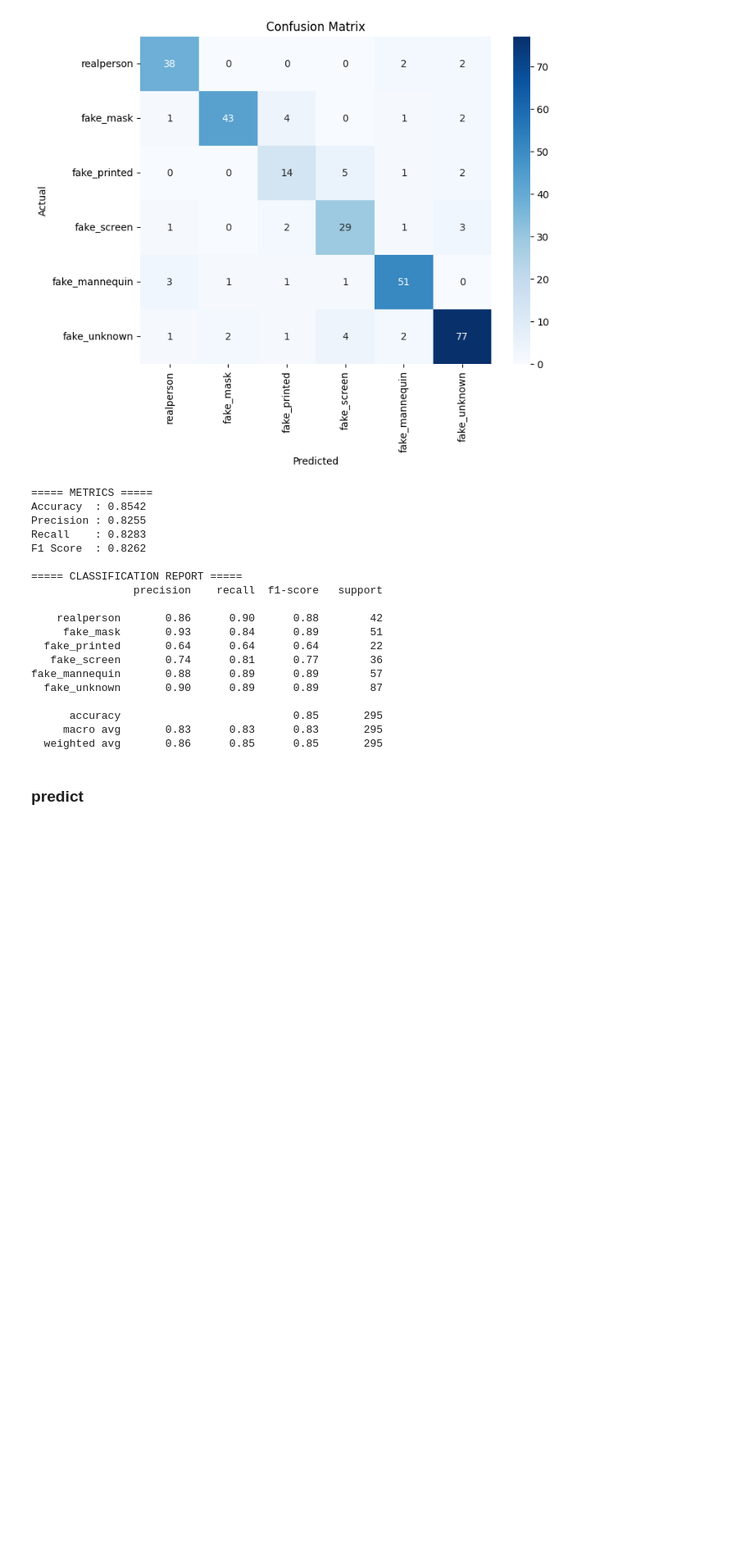
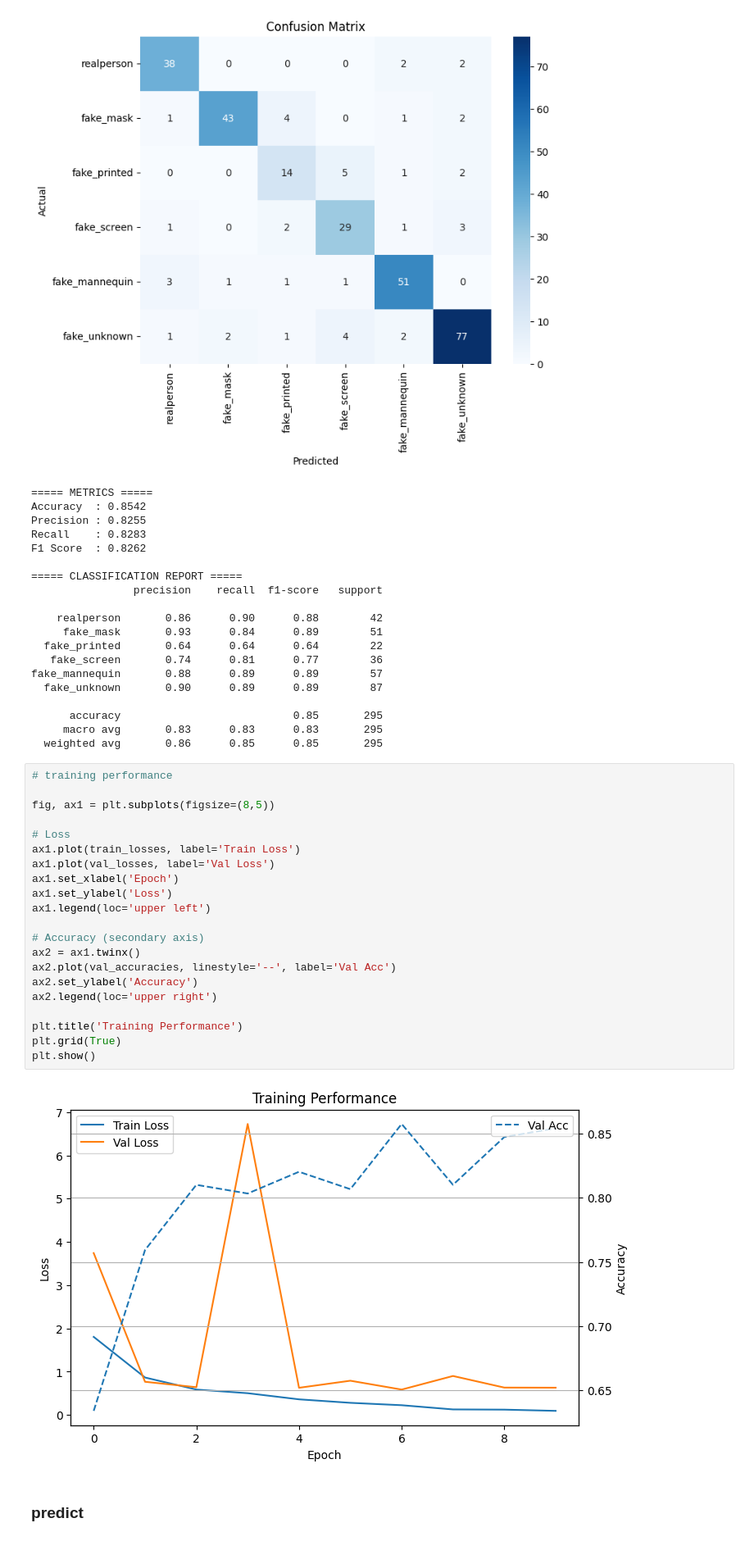
Before and after one commit to mahastuti/spooofing, a Jupyter notebook: notebook/03 Modeling Eficient Net 8020.ipynb, the cells around one changed output. Shown at 82% size. Saved outputs shown, nothing was run; the diff lists cells and outputs as text; blank space fills up the shorter version.

Commit message:
training graphs

```diff
--- a/notebook/03 Modeling Eficient Net 8020.ipynb
+++ b/notebook/03 Modeling Eficient Net 8020.ipynb
@@ -427,6 +425,29 @@ fake_mannequin       0.88      0.89      0.89        57
       accuracy                           0.85       295
      macro avg       0.83      0.83      0.83       295
   weighted avg       0.86      0.85      0.85       295
+# %%
+# training performance
+
+fig, ax1 = plt.subplots(figsize=(8,5))
+
+# Loss
+ax1.plot(train_losses, label='Train Loss')
+ax1.plot(val_losses, label='Val Loss')
+ax1.set_xlabel('Epoch')
+ax1.set_ylabel('Loss')
+ax1.legend(loc='upper left')
+
+# Accuracy (secondary axis)
+ax2 = ax1.twinx()
+ax2.plot(val_accuracies, linestyle='--', label='Val Acc')
+ax2.set_ylabel('Accuracy')
+ax2.legend(loc='upper right')
+
+plt.title('Training Performance')
+plt.grid(True)
+plt.show()
+# %% [output]
+[figure, added]
 # %% [markdown]
 ### <b>predict
 # %%
```
Also changed, not shown: parts of 3 cells of this notebook.
